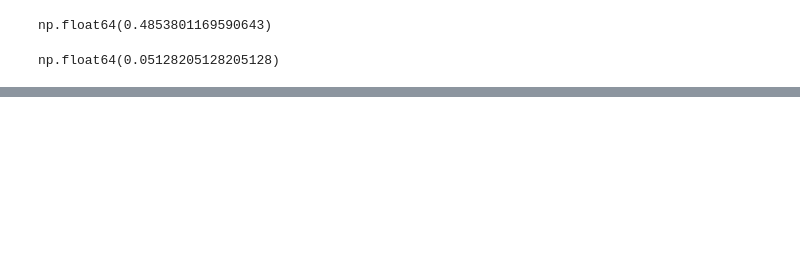
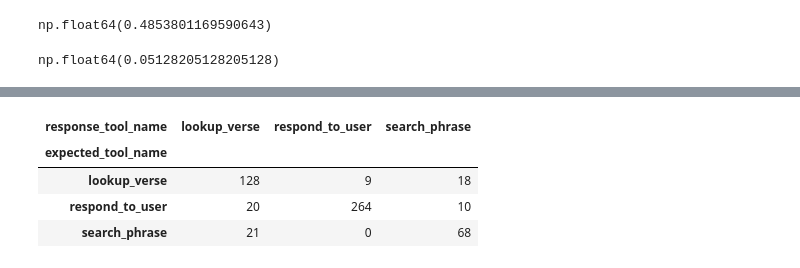
Before and after one commit to yonatanvaizman/bible-text-analysis, a Jupyter notebook: bibleAssistant/eval_agent.ipynb, the cells around one changed output, grey strips where cells are left out. Saved outputs shown, nothing was run; the diff lists cells and outputs as text; code cells hidden in the pictures; blank space fills up the shorter version.

```diff
--- a/bibleAssistant/eval_agent.ipynb
+++ b/bibleAssistant/eval_agent.ipynb
@@ -215,0 +293,8 @@ np.float64(0.05128205128205128)
+# %%
+pd.crosstab(testres.expected_tool_name, testres.response_tool_name)
+# %% [output]
+| response_tool_name | lookup_verse | respond_to_user | search_phrase |
+| expected_tool_name |  |  |  |
+| lookup_verse | 128 | 9 | 18 |
+| respond_to_user | 20 | 264 | 10 |
+| search_phrase | 21 | 0 | 68 |
```
Also changed, not shown: parts of 11 cells of this notebook.
